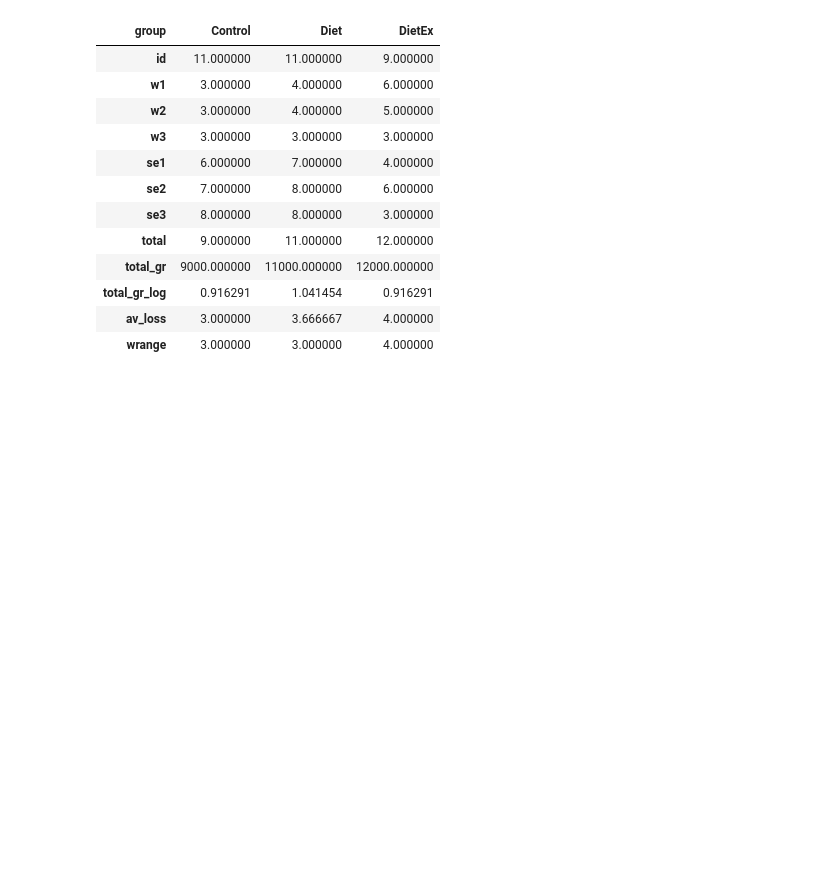
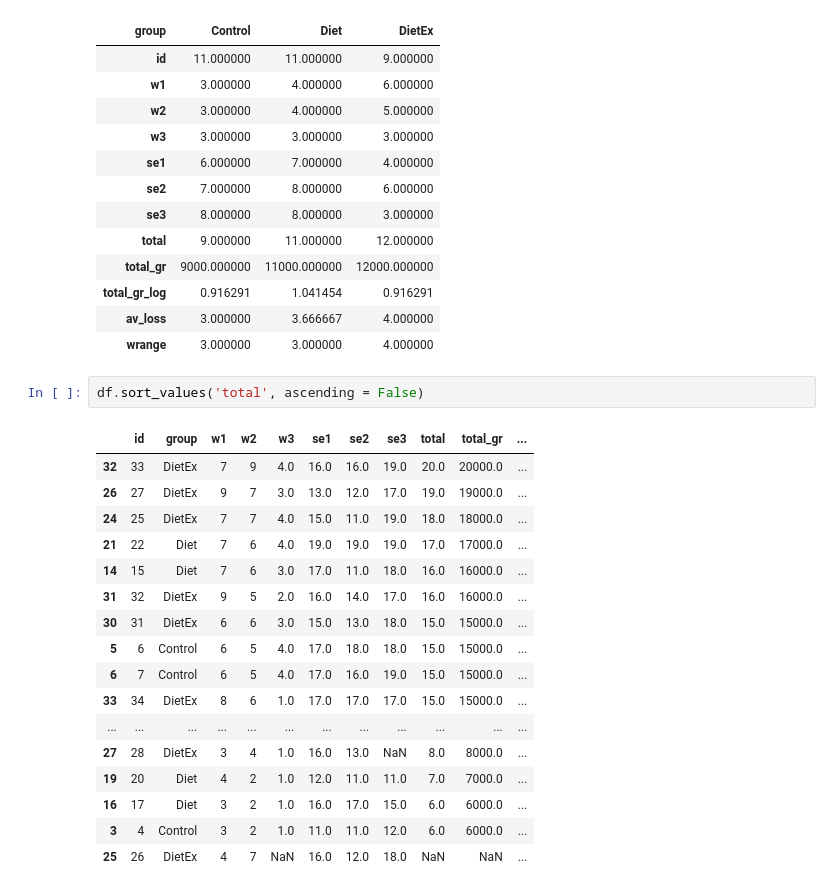
Before and after one commit to ArmanVasilovich/python_spbu, a Jupyter notebook: October-28/October-28-Pandas.ipynb, the cells around one changed output. Drawn from its saved outputs; the diff is of its cells as text; blank space fills up the shorter version.

Commit message:
df.sort_values

```diff
--- a/October-28/October-28-Pandas.ipynb
+++ b/October-28/October-28-Pandas.ipynb
@@ -530,3 +530,23 @@ df.groupby('group').agg(my_func).T
 | total_gr_log | 0.916291 | 1.041454 | 0.916291 |
 | av_loss | 3.000000 | 3.666667 | 4.000000 |
 | wrange | 3.000000 | 3.000000 | 4.000000 |
+# %%
+df.sort_values('total', ascending = False)
+# %% [output]
+|  | id | group | w1 | w2 | w3 | se1 | se2 | se3 | total | total_gr | ... |
+| 32 | 33 | DietEx | 7 | 9 | 4.0 | 16.0 | 16.0 | 19.0 | 20.0 | 20000.0 | ... |
+| 26 | 27 | DietEx | 9 | 7 | 3.0 | 13.0 | 12.0 | 17.0 | 19.0 | 19000.0 | ... |
+| 24 | 25 | DietEx | 7 | 7 | 4.0 | 15.0 | 11.0 | 19.0 | 18.0 | 18000.0 | ... |
+| 21 | 22 | Diet | 7 | 6 | 4.0 | 19.0 | 19.0 | 19.0 | 17.0 | 17000.0 | ... |
+| 14 | 15 | Diet | 7 | 6 | 3.0 | 17.0 | 11.0 | 18.0 | 16.0 | 16000.0 | ... |
+| 31 | 32 | DietEx | 9 | 5 | 2.0 | 16.0 | 14.0 | 17.0 | 16.0 | 16000.0 | ... |
+| 30 | 31 | DietEx | 6 | 6 | 3.0 | 15.0 | 13.0 | 18.0 | 15.0 | 15000.0 | ... |
+| 5 | 6 | Control | 6 | 5 | 4.0 | 17.0 | 18.0 | 18.0 | 15.0 | 15000.0 | ... |
+| 6 | 7 | Control | 6 | 5 | 4.0 | 17.0 | 16.0 | 19.0 | 15.0 | 15000.0 | ... |
+| 33 | 34 | DietEx | 8 | 6 | 1.0 | 17.0 | 17.0 | 17.0 | 15.0 | 15000.0 | ... |
+| ... | ... | ... | ... | ... | ... | ... | ... | ... | ... | ... | ... |
+| 27 | 28 | DietEx | 3 | 4 | 1.0 | 16.0 | 13.0 | NaN | 8.0 | 8000.0 | ... |
+| 19 | 20 | Diet | 4 | 2 | 1.0 | 12.0 | 11.0 | 11.0 | 7.0 | 7000.0 | ... |
+| 16 | 17 | Diet | 3 | 2 | 1.0 | 16.0 | 17.0 | 15.0 | 6.0 | 6000.0 | ... |
+| 3 | 4 | Control | 3 | 2 | 1.0 | 11.0 | 11.0 | 12.0 | 6.0 | 6000.0 | ... |
+| 25 | 26 | DietEx | 4 | 7 | NaN | 16.0 | 12.0 | 18.0 | NaN | NaN | ... |
```
